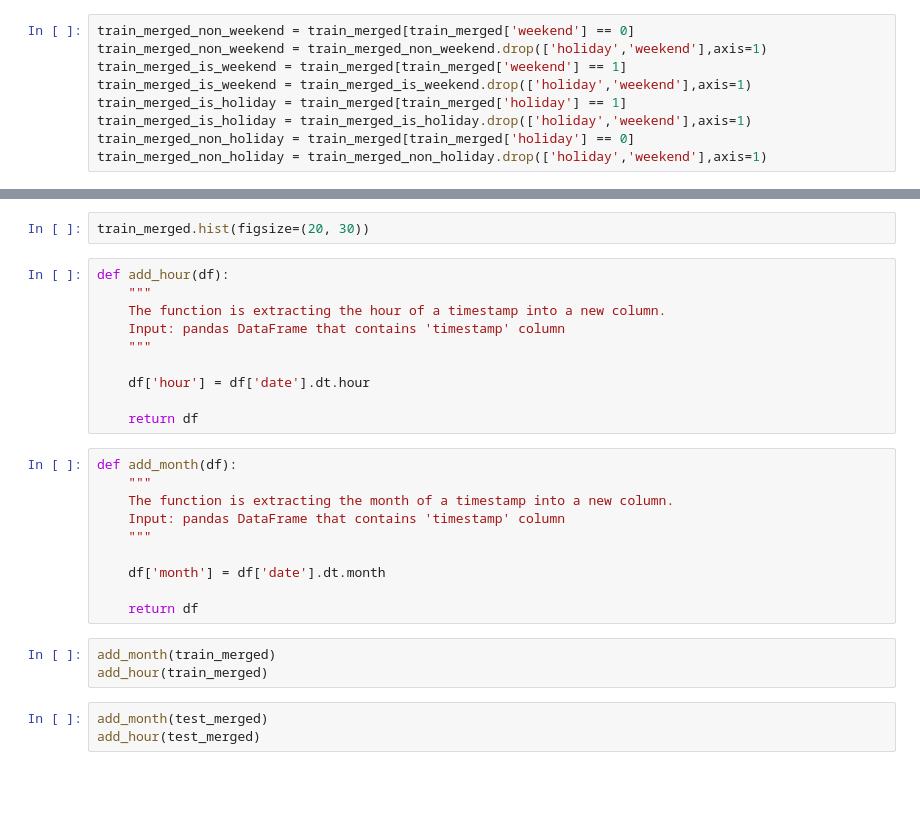
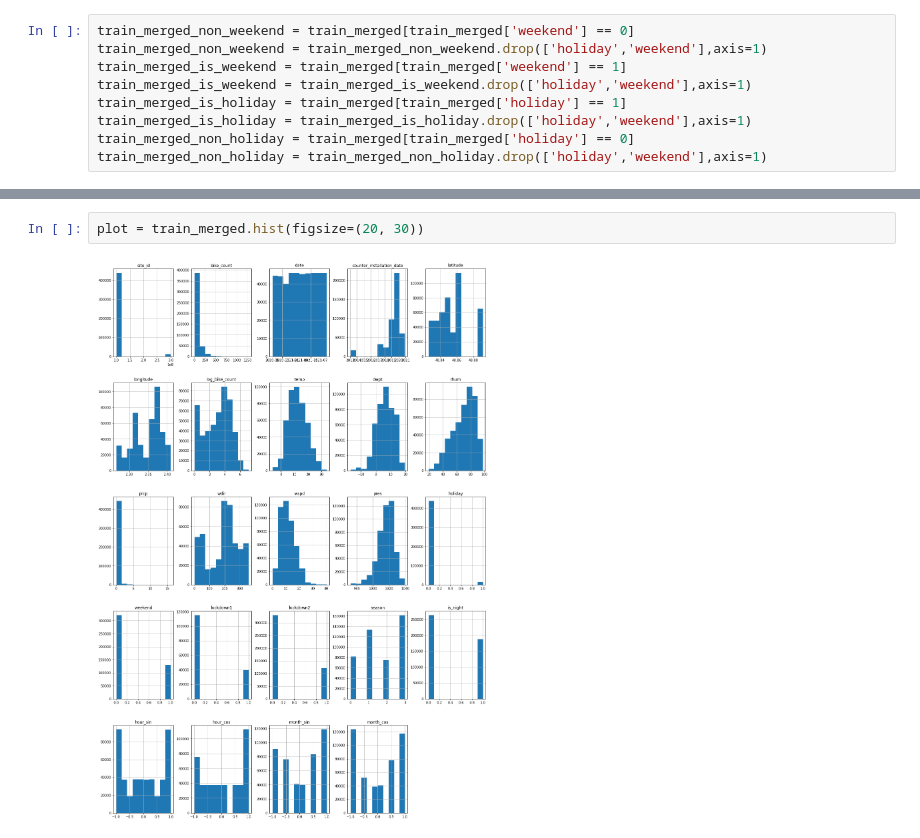
Before and after one commit to harshitshangari/Python_DS_Project, a Jupyter notebook: EDA.ipynb, the cells around one changed output, grey strips where cells are left out. Cells and saved outputs as stored; diff of their text form; blank space fills up the shorter version.

```diff
--- a/EDA.ipynb
+++ b/EDA.ipynb
@@ -161,28 +281,4 @@ sns.heatmap(corr, linewidths=1)
 # %%
-train_merged.hist(figsize=(20, 30))
+plot = train_merged.hist(figsize=(20, 30))
+# %% [output]
+[figure, added]
-# %%
-def add_hour(df):
-    """
-    The function is extracting the hour of a timestamp into a new column.
-    Input: pandas DataFrame that contains 'timestamp' column
-    """
-
-    df['hour'] = df['date'].dt.hour
-
-    return df
-# %%
-def add_month(df):
-    """
-    The function is extracting the month of a timestamp into a new column.
-    Input: pandas DataFrame that contains 'timestamp' column
-    """
-
-    df['month'] = df['date'].dt.month
-
-    return df
-# %%
-add_month(train_merged)
-add_hour(train_merged)
-# %%
-add_month(test_merged)
-add_hour(test_merged)
```
Also changed, not shown: parts of 62 cells of this notebook.
